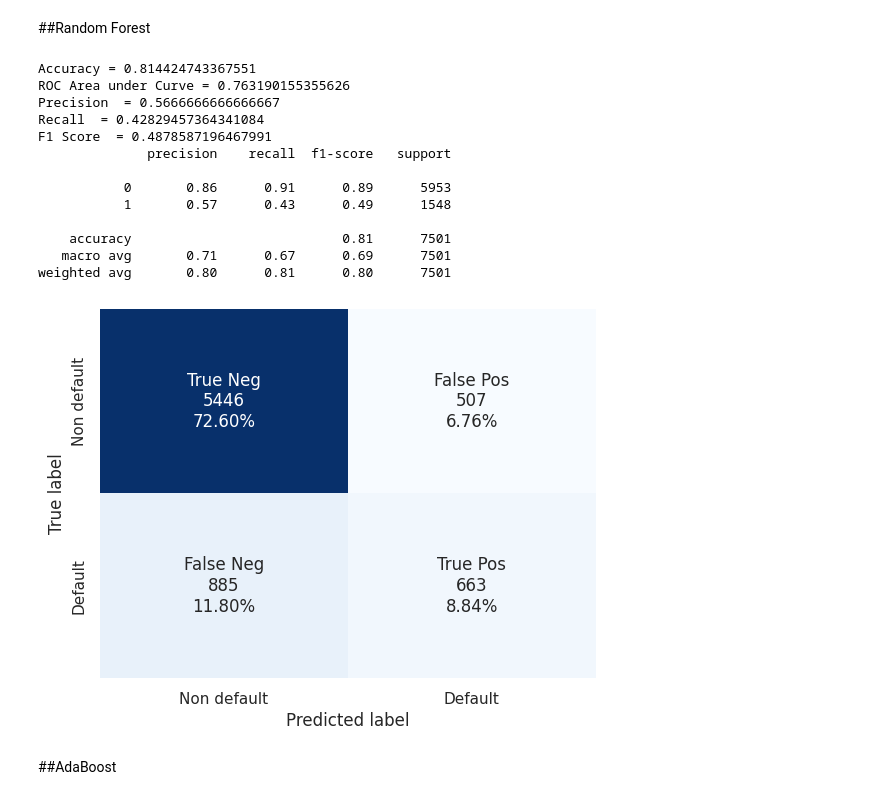
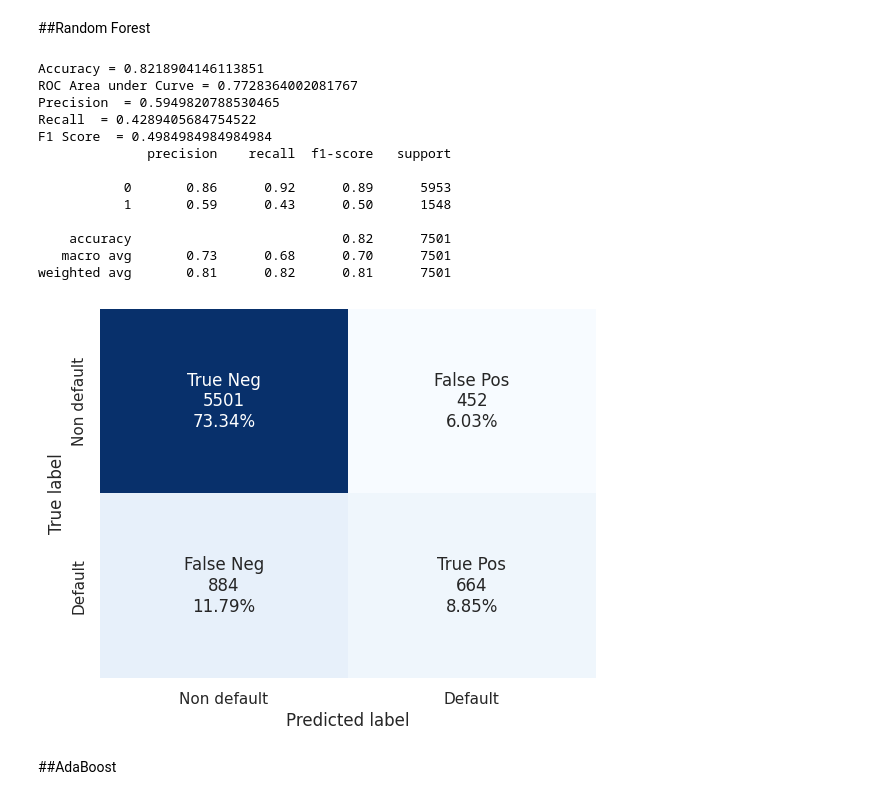
Before and after one commit to sonnguyen129/Credit-Scoring-of-Clients-in-Taiwan, a Jupyter notebook: Credit_Scoring_of_Clients_in_Taiwan.ipynb, the cells around one changed output. Cells and saved outputs as stored; diff of their text form; code cells hidden in the pictures.

```diff
--- a/Credit_Scoring_of_Clients_in_Taiwan.ipynb
+++ b/Credit_Scoring_of_Clients_in_Taiwan.ipynb
@@ -455,0 +1106,11 @@ df_test_woe = t.transform(df_test_bin)
+# %%
+for col in WOE_dict.keys():
+    try:
+        key = list(WOE_dict[col]['table']['WOE'].index)
+        woe = list(WOE_dict[col]['table']['WOE'])
+        d = dict(zip(key, woe))
+        # col_woe = col+'_WOE'
+        df_train_woe[col] = df_train_woe[col].map(d)
+        df_test_woe[col] = df_test_woe[col].map(d)
+    except:
+        print(col)
@@ -501,6 +1183,0 @@ psi025 = list(psi_df[psi_df.psi < 0.25].feature)
-# %%
-for i in unused_feat:
-    if i in psi025:
-        pass
-    else:
-       psi025.append(i)
@@ -748,11 +1384,11 @@ Test AUC 0.7859483156387395
 # %%
-def run_model(model, df_train, df_test):
+def run_model(model, train_data, test_data):
 
-    X_train = df_train[features_list]
-    y_train = df_train['target']
+    X_train = train_data[features_list]
+    y_train = train_data['target']
 
-    X_test  = df_test[features_list]
-    y_test  = df_test['target']
+    X_test  = test_data[features_list]
+    y_test  = test_data['target']
 
     model.fit(X_train, y_train)
 
@@ -785,0 +1422,6 @@ weighted avg       0.80      0.79      0.79      7501
+# %%
+for col in CATEGORICAL_COLS:
+    print(col, df[col].nunique())
+    l_enc = LabelEncoder()
+    df_train_tree[col] = l_enc.fit_transform(df_train_tree[col].values.astype(str))
+    df_test_tree[col] = l_enc.fit_transform(df_test_tree[col].values.astype(str))
@@ -788,31 +1460,31 @@ weighted avg       0.80      0.79      0.79      7501
 # %%
 from sklearn.ensemble import RandomForestClassifier
 
 params_rf = {'max_depth': 16,
              'min_samples_leaf': 1,
              'min_samples_split': 2,
              'n_estimators': 100,
              'random_state': 12345,
              'class_weight': 'balanced'
              }
 
 model_rf = RandomForestClassifier(**params_rf)
-run_model(model = model_rf, df_train = df_train_woe, df_test = df_test_woe)
+run_model(model = model_rf, train_data = df_train_tree, test_data = df_test_tree)
 # %% [output]
-Accuracy = 0.814424743367551
-ROC Area under Curve = 0.763190155355626
-Precision  = 0.5666666666666667
-Recall  = 0.42829457364341084
-F1 Score  = 0.4878587196467991
+Accuracy = 0.8218904146113851
+ROC Area under Curve = 0.7728364002081767
+Precision  = 0.5949820788530465
+Recall  = 0.4289405684754522
+F1 Score  = 0.4984984984984984
               precision    recall  f1-score   support
 
-           0       0.86      0.91      0.89      5953
-           1       0.57      0.43      0.49      1548
+           0       0.86      0.92      0.89      5953
+           1       0.59      0.43      0.50      1548
 
-    accuracy                           0.81      7501
-   macro avg       0.71      0.67      0.69      7501
-weighted avg       0.80      0.81      0.80      7501
+    accuracy                           0.82      7501
+   macro avg       0.73      0.68      0.70      7501
+weighted avg       0.81      0.82      0.81      7501
-[figure, old version]
+[figure, new version]
 # %% [markdown]
 ##AdaBoost
 # %%
```
Also changed, not shown: parts of 194 cells of this notebook.
